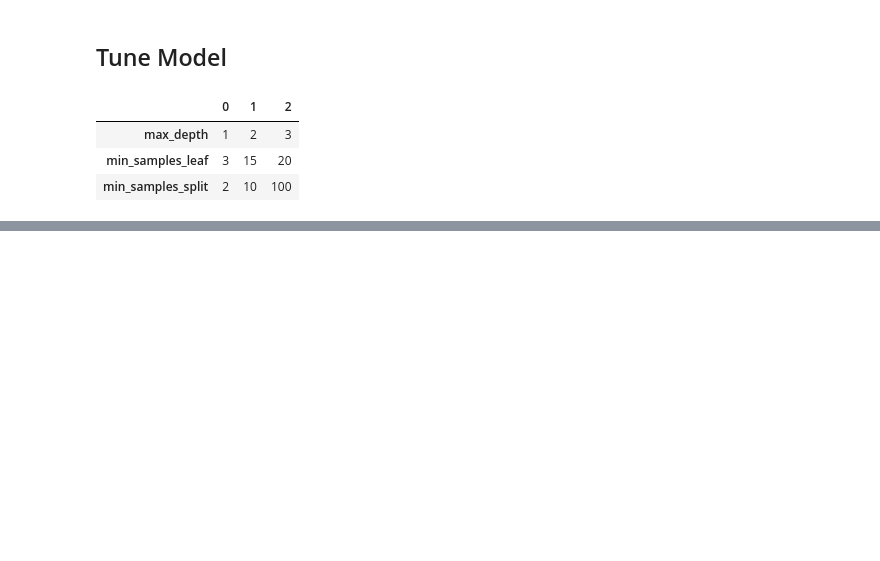
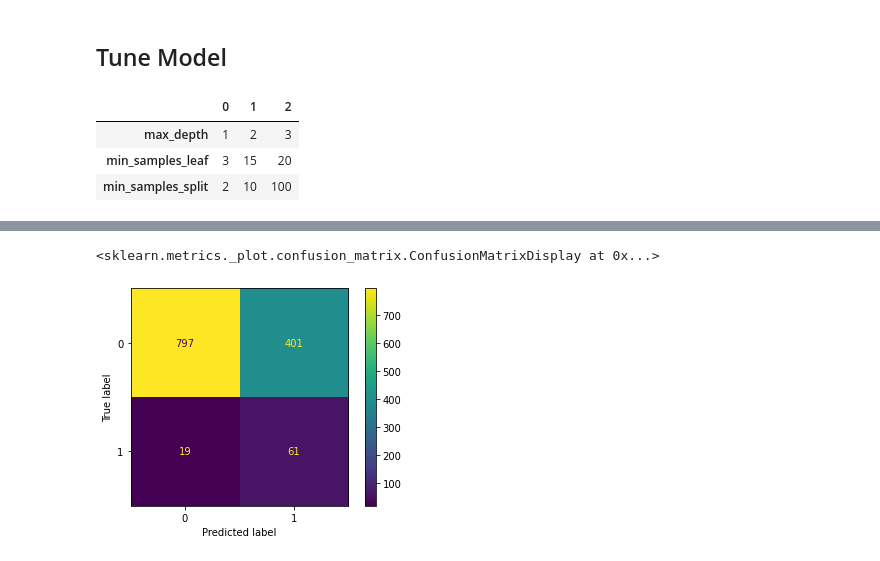
Before and after one commit to Vu-Viet-Phong/Introduction-to-Data-Mining, a Jupyter notebook: preprocessing.ipynb, the cells around one changed output, grey strips where cells are left out. Saved outputs shown, nothing was run; the diff lists cells and outputs as text; code cells hidden in the pictures; blank space fills up the shorter version.

```diff
--- a/preprocessing.ipynb
+++ b/preprocessing.ipynb
@@ -226,0 +283,5 @@ test_df
+# %%
+ConfusionMatrixDisplay.from_predictions(y_test, dec_pred)
+# %% [output]
+<sklearn.metrics._plot.confusion_matrix.ConfusionMatrixDisplay at 0x...>
+[figure, added]
```
Also changed, not shown: parts of 13 cells of this notebook, 34 other files.
